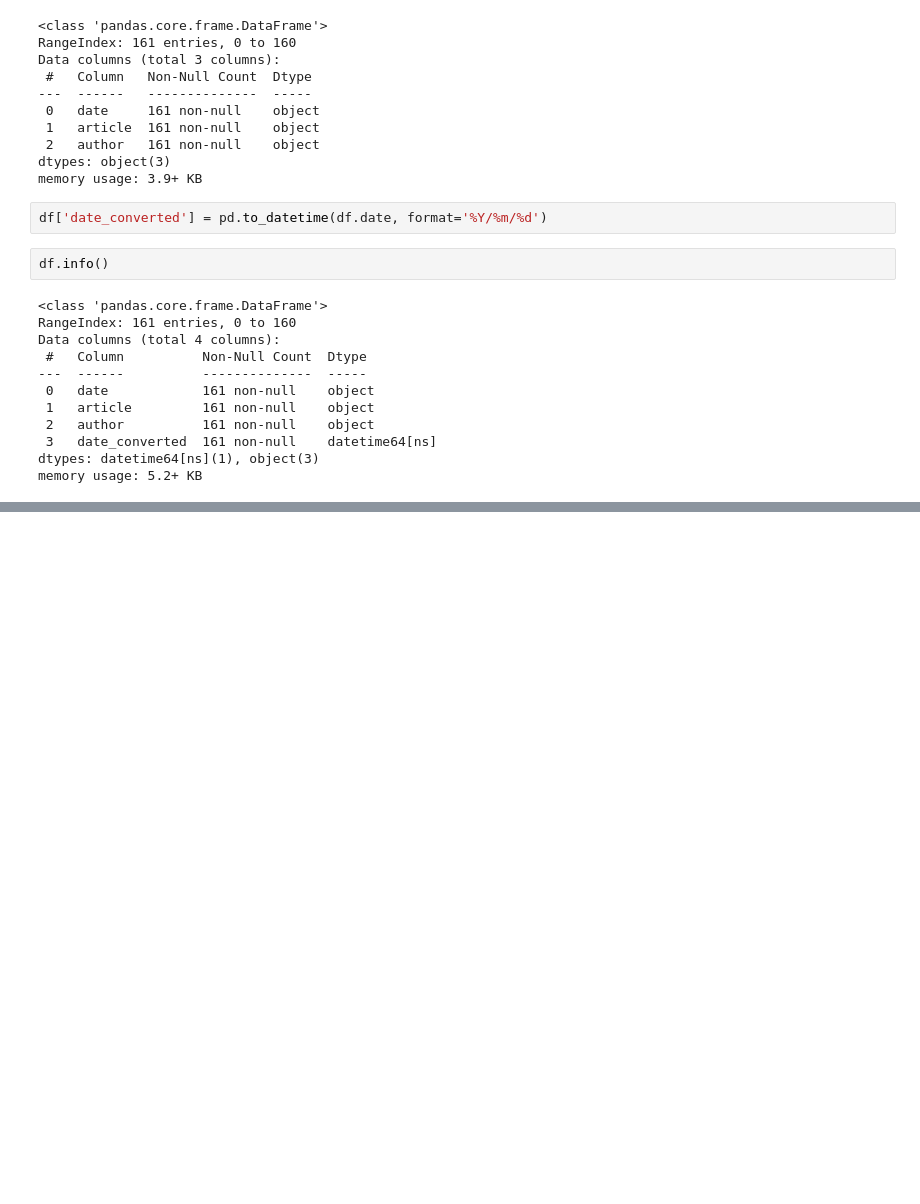
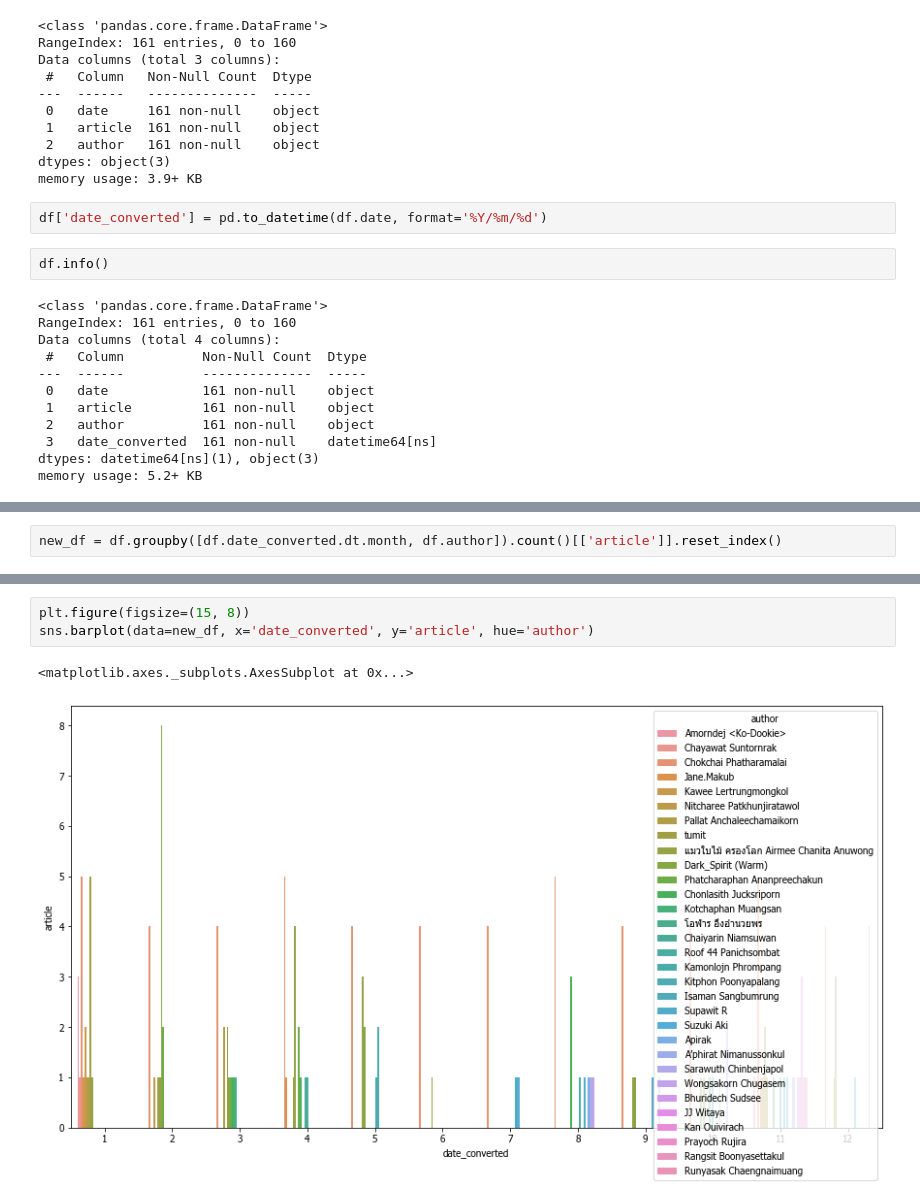
Before and after one commit to zkan/odds-medium-publication-stats, a Jupyter notebook: 2020.ipynb, the cells around one changed output, grey strips where cells are left out. Saved outputs shown, nothing was run; the diff lists cells and outputs as text; blank space fills up the shorter version.

```diff
--- a/2020.ipynb
+++ b/2020.ipynb
@@ -56,0 +75,2 @@ chart.set_xticklabels(chart.get_xticklabels(), rotation=90);
+# %%
+new_df = df.groupby([df.date_converted.dt.month, df.author]).count()[['article']].reset_index()
@@ -56,0 +86,6 @@ chart.set_xticklabels(chart.get_xticklabels(), rotation=90);
+# %%
+plt.figure(figsize=(15, 8))
+sns.barplot(data=new_df, x='date_converted', y='article', hue='author')
+# %% [output]
+<matplotlib.axes._subplots.AxesSubplot at 0x...>
+[figure, added]
```
Also changed, not shown: parts of 6 cells of this notebook.
